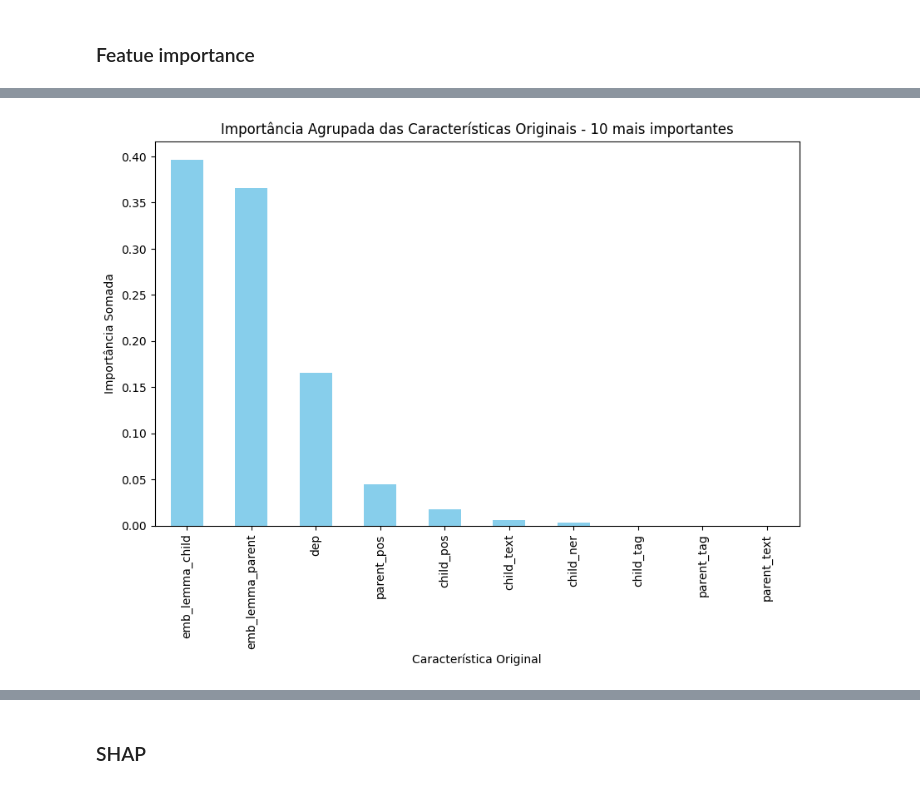
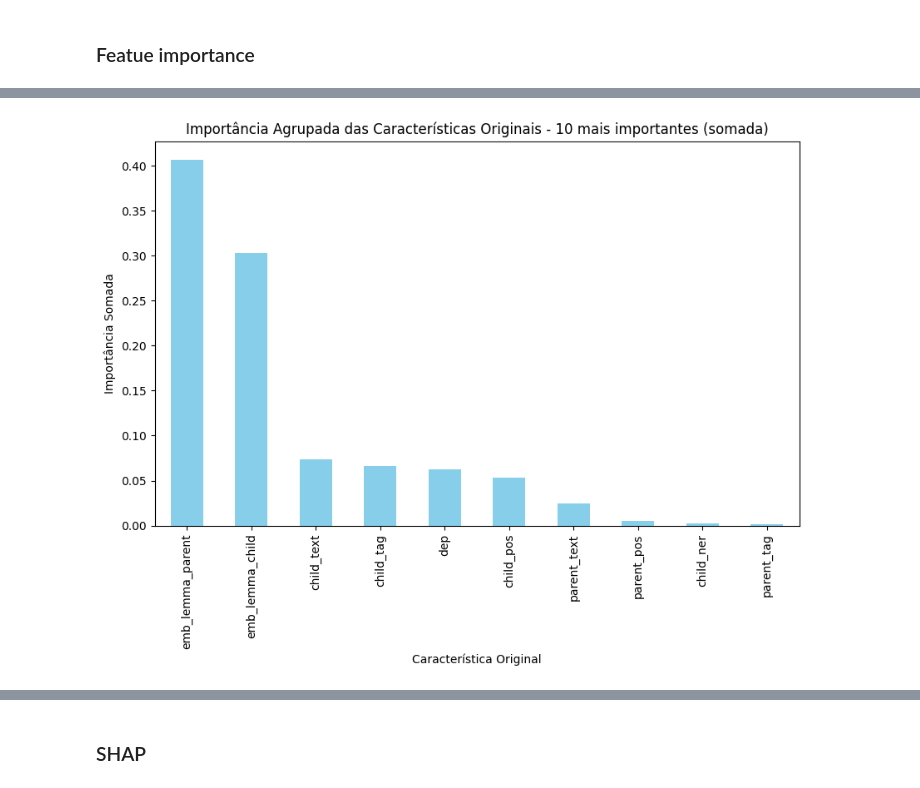
Before and after one commit to semcovici/AMR-BP-prediction, a Jupyter notebook: notebooks/2.0-classification.ipynb, the cells around one changed output, grey strips where cells are left out. Drawn from its saved outputs; the diff is of its cells as text; code cells hidden in the pictures.

```diff
--- a/notebooks/2.0-classification.ipynb
+++ b/notebooks/2.0-classification.ipynb
@@ -141,15 +185,15 @@ df_features['label'] = df_features.label.apply(
     lambda x:
         0 if "arg0" in x.casefold() else
         1 if "arg1" in x.casefold() else
-        # 2 if "arg2" in x.casefold() else
-        # 3 if "arg3" in x.casefold() else
-        # 4 if "arg4" in x.casefold() else
-     #   5 if "arg5" in x.casefold() else
+        2 if "arg2" in x.casefold() else
+        3 if "arg3" in x.casefold() else
+        4 if "arg4" in x.casefold() else
+     #  5 if "arg5" in x.casefold() else
         "erro"
 
 )
 
-df_features['label'].value_counts()
+print(df_features['label'].value_counts())
 
 df_features = df_features[
     (df_features.label != 'erro')]
@@ -719,8 +808,11 @@ Características selecionadas pelo RFE:
 # %%
 def get_original_feature(feature):
 
+    if feature == "child_text_Desembargador":
+        print('aaaa')
+
     # resolve as features embeddings
-    if "emb" in feature:
+    if "emb_" in feature:
 
         return re.sub(r'_\d+_', '_', feature)
 
@@ -732,6 +824,8 @@ def get_original_feature(feature):
     for o_feat in original_features:
 
         if o_feat in feature:
+
+
 
             return o_feat
 
@@ -807,12 +906,12 @@ plt.show()
 # %%
 grouped_importances = feature_importance_df.groupby('original_feature')['importance'].sum().sort_values(ascending=False)
 # Plotar o gráfico das características originais mais importantes
 plt.figure(figsize=(10, 6))
 top_n = 10
 grouped_importances.head(top_n).plot(kind='bar', color='skyblue')
-plt.title(f'Importância Agrupada das Características Originais - {top_n} mais importantes')
+plt.title(f'Importância Agrupada das Características Originais - {top_n} mais importantes (somada)')
 plt.xlabel('Característica Original')
 plt.ylabel('Importância Somada')
 plt.show()
 # %% [output]
-[figure, old version]
+[figure, new version]
```
Also changed, not shown: parts of 33 cells of this notebook, 6 other files.
